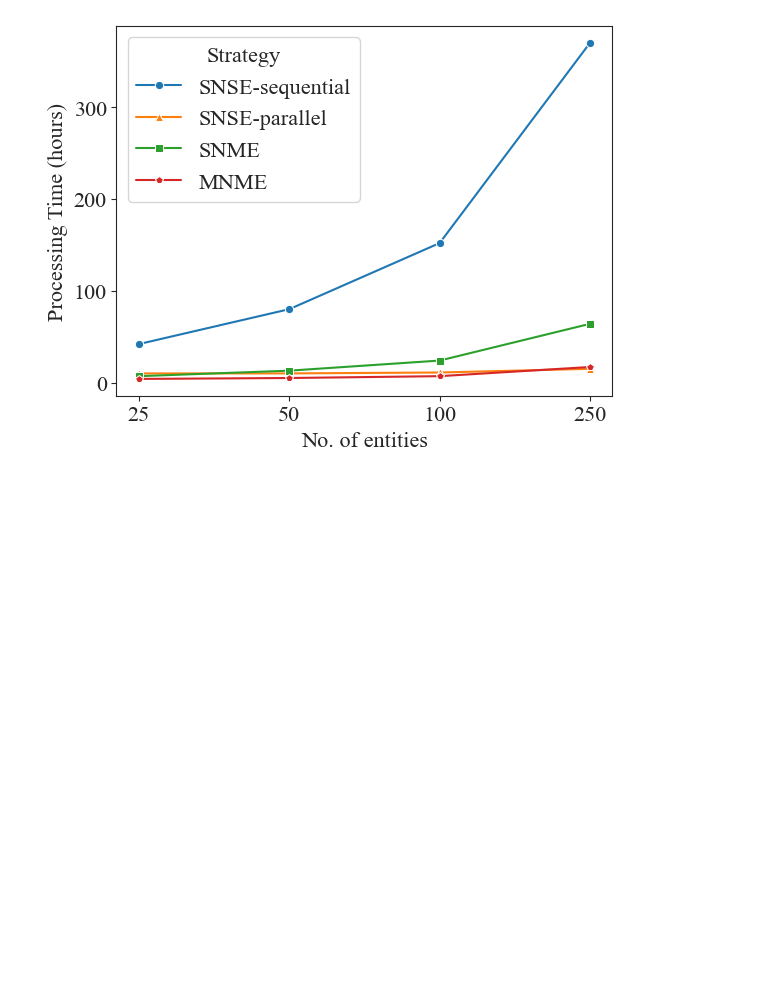
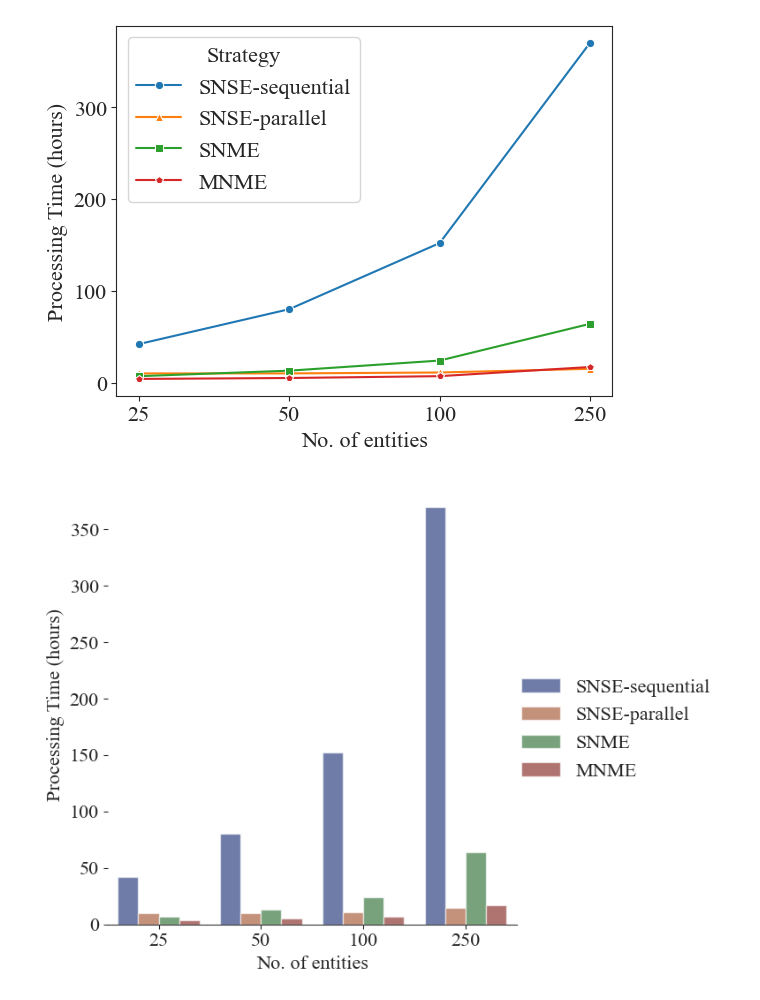
Before and after one commit to arunasml/EntityML, a Jupyter notebook: notebooks/exp and results.ipynb, the cells around one changed output. Saved outputs shown, nothing was run; the diff lists cells and outputs as text; code cells hidden in the pictures; blank space fills up the shorter version.

Commit message:
updated plots (#2)

```diff
--- a/notebooks/exp and results.ipynb
+++ b/notebooks/exp and results.ipynb
@@ -78,3 +78,14 @@ sns.lineplot(data=df, x="No. of entities", y="Processing Time (hours)", hue="Str
 # %% [output]
 <Axes: xlabel='No. of entities', ylabel='Processing Time (hours)'>
 [figure]
+# %%
+g = sns.catplot(
+    data=df, kind="bar",
+    x="No. of entities", y="Processing Time (hours)",
+    hue="Strategy", palette="dark", alpha=.6, height=6,
+)
+g.despine(left=True)
+g.set_axis_labels("No. of entities", "Processing Time (hours)")
+g.legend.set_title("")
+# %% [output]
+[figure, added]
```
Also changed, not shown: parts of 2 cells of this notebook.
